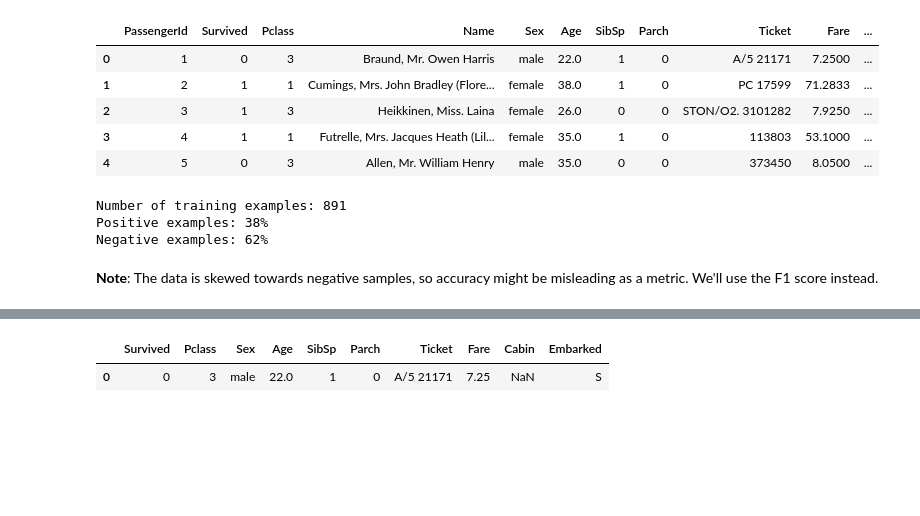
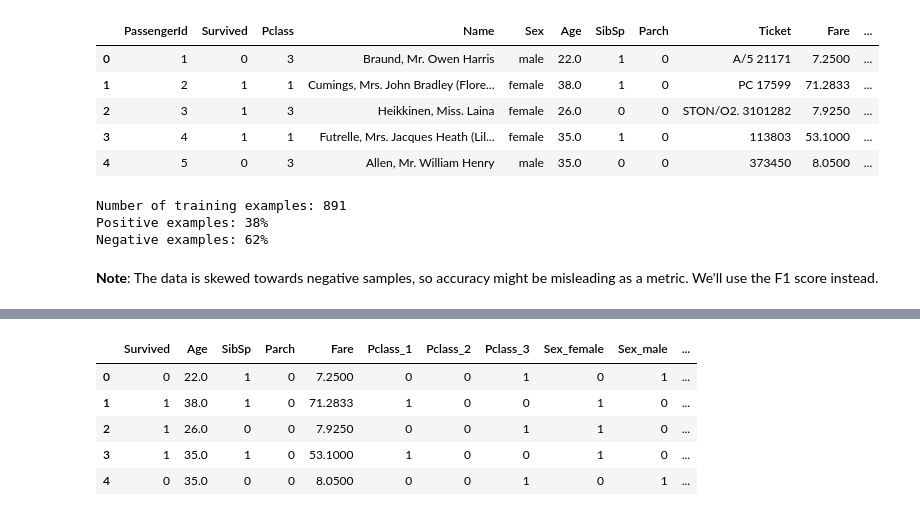
Before and after one commit to alexgeorgousis/titanic-ML, a Jupyter notebook: report.ipynb, the cells around one changed output, grey strips where cells are left out. Drawn from its saved outputs; the diff is of its cells as text; code cells hidden in the pictures; blank space fills up the shorter version.

Commit message:
Deal with NaNs, do one-hot encoding, remove unimportant and highly-correlated features

```diff
--- a/report.ipynb
+++ b/report.ipynb
@@ -52,0 +64,8 @@ From the correlation table above we can confirm that the passenger ID is an unin
+# %%
+# Forward fill, then backward fill the Cabin NaNs
+data["Cabin"].fillna(method="ffill", inplace=True)
+data["Cabin"].fillna(method="backfill", inplace=True)
+# %%
+# Forward/back fill Embarked NaNs
+data["Embarked"].fillna(method="ffill", inplace=True)
+data["Embarked"].fillna(method="backfill", inplace=True)
@@ -52,0 +88,3 @@ From the correlation table above we can confirm that the passenger ID is an unin
+# %%
+# Prepare Cabin for one-hot encoding
+data["Cabin"] = data["Cabin"].apply(lambda s: s[0])
@@ -52,0 +100,3 @@ From the correlation table above we can confirm that the passenger ID is an unin
+# %%
+# Perform one-hot encoding
+data = pd.get_dummies(data, columns=["Pclass", "Sex", "Cabin", "Embarked"])
@@ -53,7 +139,11 @@ From the correlation table above we can confirm that the passenger ID is an unin
 # %%
-# Drop Name and PassengerId columns
-data = data.drop(columns=["PassengerId", "Name"])
-data.head(1)
+# Drop uninteresting features
+data = data.drop(columns=["Name", "Ticket", "PassengerId", "Cabin_A", "Cabin_E", "Embarked_Q"])
+display(data.head())
 # %% [output]
-|  | Survived | Pclass | Sex | Age | SibSp | Parch | Ticket | Fare | Cabin | Embarked |
-| 0 | 0 | 3 | male | 22.0 | 1 | 0 | A/5 21171 | 7.25 | NaN | S |
+|  | Survived | Age | SibSp | Parch | Fare | Pclass_1 | Pclass_2 | Pclass_3 | Sex_female | Sex_male | ... |
+| 0 | 0 | 22.0 | 1 | 0 | 7.2500 | 0 | 0 | 1 | 0 | 1 | ... |
+| 1 | 1 | 38.0 | 1 | 0 | 71.2833 | 1 | 0 | 0 | 1 | 0 | ... |
+| 2 | 1 | 26.0 | 0 | 0 | 7.9250 | 0 | 0 | 1 | 1 | 0 | ... |
+| 3 | 1 | 35.0 | 1 | 0 | 53.1000 | 1 | 0 | 0 | 1 | 0 | ... |
+| 4 | 0 | 35.0 | 0 | 0 | 8.0500 | 0 | 0 | 1 | 0 | 1 | ... |
```
Also changed, not shown: parts of 18 cells of this notebook.
